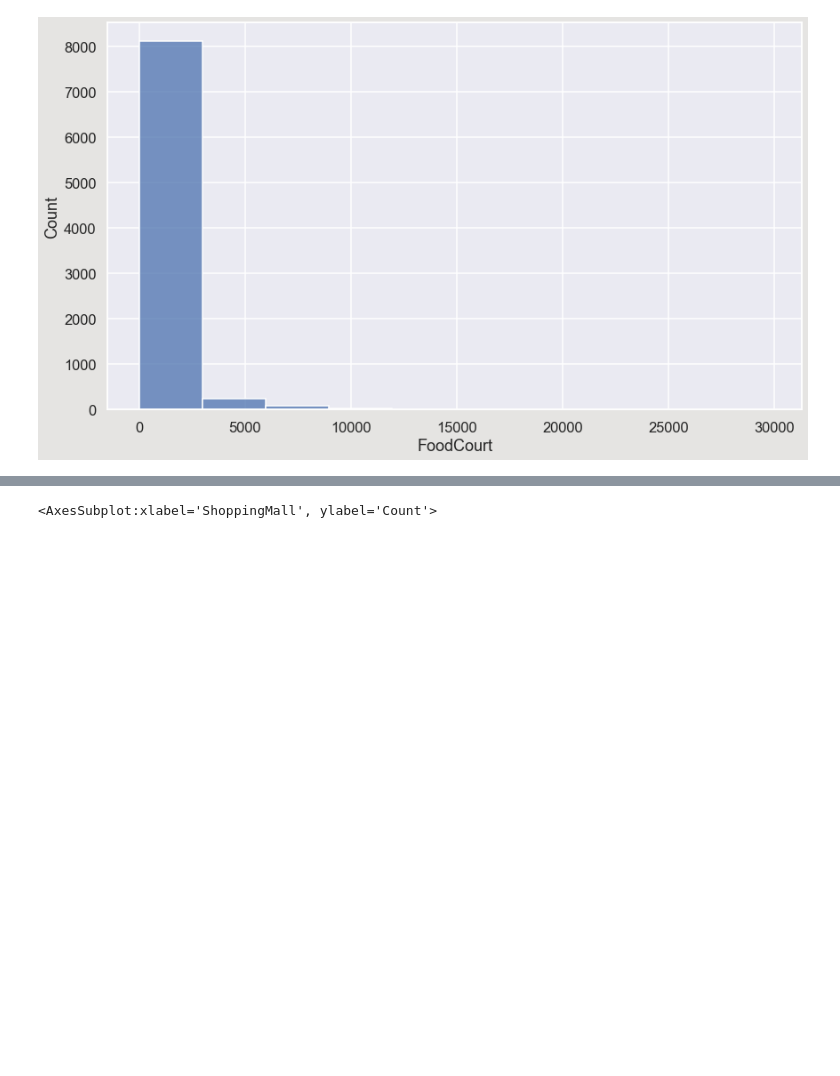
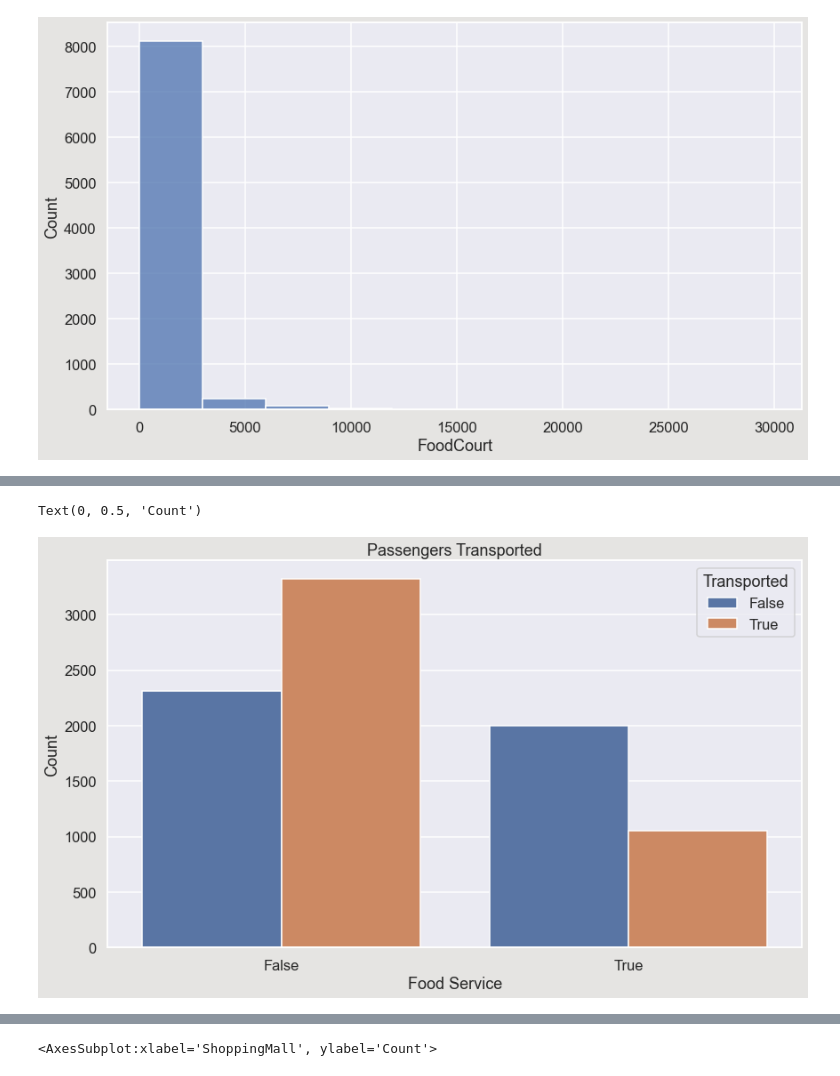
Before and after one commit to bustyAI/Interstellar-Disaster, a Jupyter notebook: spaceship_titanic.ipynb, the cells around one changed output, grey strips where cells are left out. Drawn from its saved outputs; the diff is of its cells as text; code cells hidden in the pictures; blank space fills up the shorter version.

Commit message:
Data Preprocessing

```diff
--- a/spaceship_titanic.ipynb
+++ b/spaceship_titanic.ipynb
@@ -711,5 +714,11 @@ def room_service(row):
+# %%
+def r_service(row):
+    if row["RoomService"] > 0.0:
+        return True
+    else:
+        return False
 # %%
-train_df["RService"] = train_df.apply(room_service, axis=1)
+train_df["RService"] = train_df.apply(r_service, axis=1)
 train_df.head()
 # %% [output]
 |  | HomePlanet | CryoSleep | Cabin | Destination | Age | VIP | RoomService | FoodCourt | ShoppingMall | ... |
@@ -742,5 +753,14 @@ sns.histplot(data=test_df, x="RoomService", bins=10)
+# %%
+def f_service(row):
+    if row["FoodCourt"] > 0.0:
+        return True
+    else:
+        return False
 # %%
 sns.histplot(data=train_df, x="FoodCourt", bins=10)
 # %% [output]
 <AxesSubplot:xlabel='FoodCourt', ylabel='Count'>
 [figure]
+# %%
+train_df["FService"] = train_df.apply(f_service, axis=1)
+train_df.head()
@@ -746,0 +774,8 @@ sns.histplot(data=train_df, x="FoodCourt", bins=10)
+# %%
+sns.countplot(data=train_df, x="FService", hue="Transported")
+plt.title("Passengers Transported")
+plt.xlabel("Food Service")
+plt.ylabel("Count")
+# %% [output]
+Text(0, 0.5, 'Count')
+[figure, added]
```
Also changed, not shown: parts of 58 cells of this notebook.
